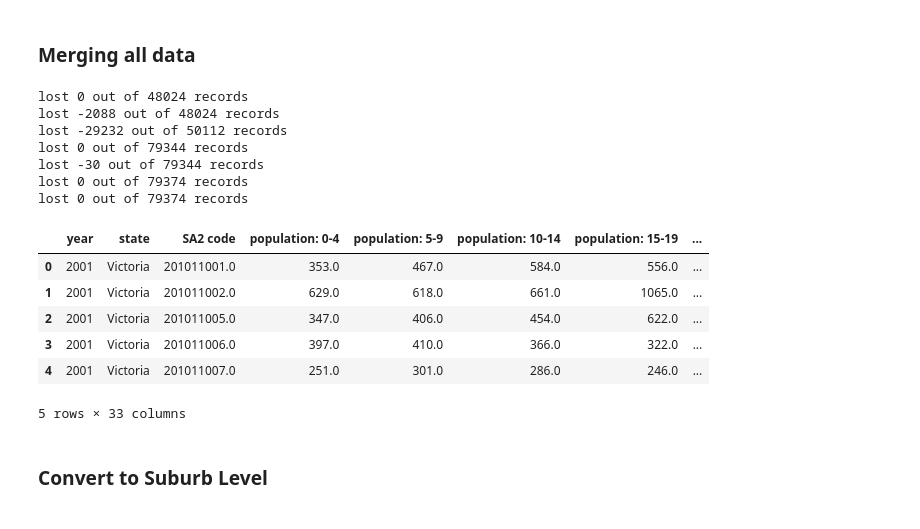
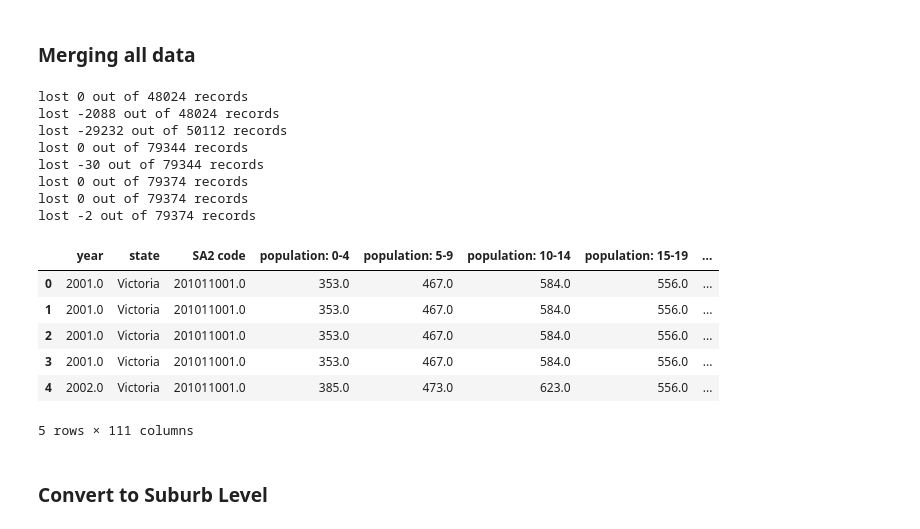
Before and after one commit to MAST30034-AppliedDataScience/project-2-group-real-estate-industry-project-11, a Jupyter notebook: notebooks/2. raw/2. merge external and housing.ipynb, the cells around one changed output. Cells and saved outputs as stored; diff of their text form; code cells hidden in the pictures.

```diff
--- a/notebooks/2. raw/2. merge external and housing.ipynb
+++ b/notebooks/2. raw/2. merge external and housing.ipynb
@@ -343,0 +346,11 @@ future_population.head(5)
+# %%
+# get all the csvs
+abs_files_path = f"{RELATIVE_PATH_IN}/ABS"
+abs_files_names = [f"{abs_files_path}/{file}" for file in os.listdir(abs_files_path)]
+
+# get the list of dataframes
+abs_frames = []
+for abs_file in abs_files_names:
+    abs_frames.append(pd.read_csv(abs_file))
+
+merged_df_abs = get_merged_df(abs_frames)
@@ -353,26 +371,28 @@ MERGE_COLUMNS = ["SA2 code", "year", "quarter"]
 # %%
 all_frames = [vic_population_df, future_population,
               income_region, economic_distribution,
-              interest, gdp, inflation]
+              interest, gdp, inflation,
+              merged_df_abs]
 
 merged_df_sa2 = get_merged_df(all_frames)
 
 merged_df_sa2.head(5)
 # %% [output]
 lost 0 out of 48024 records
 lost -2088 out of 48024 records
 lost -29232 out of 50112 records
 lost 0 out of 79344 records
 lost -30 out of 79344 records
 lost 0 out of 79374 records
 lost 0 out of 79374 records
+lost -2 out of 79374 records
 |  | year | state | SA2 code | population: 0-4 | population: 5-9 | population: 10-14 | population: 15-19 | ... |
-| 0 | 2001 | Victoria | 201011001.0 | 353.0 | 467.0 | 584.0 | 556.0 | ... |
-| 1 | 2001 | Victoria | 201011002.0 | 629.0 | 618.0 | 661.0 | 1065.0 | ... |
-| 2 | 2001 | Victoria | 201011005.0 | 347.0 | 406.0 | 454.0 | 622.0 | ... |
-| 3 | 2001 | Victoria | 201011006.0 | 397.0 | 410.0 | 366.0 | 322.0 | ... |
-| 4 | 2001 | Victoria | 201011007.0 | 251.0 | 301.0 | 286.0 | 246.0 | ... |
+| 0 | 2001.0 | Victoria | 201011001.0 | 353.0 | 467.0 | 584.0 | 556.0 | ... |
+| 1 | 2001.0 | Victoria | 201011001.0 | 353.0 | 467.0 | 584.0 | 556.0 | ... |
+| 2 | 2001.0 | Victoria | 201011001.0 | 353.0 | 467.0 | 584.0 | 556.0 | ... |
+| 3 | 2001.0 | Victoria | 201011001.0 | 353.0 | 467.0 | 584.0 | 556.0 | ... |
+| 4 | 2002.0 | Victoria | 201011001.0 | 385.0 | 473.0 | 623.0 | 556.0 | ... |
-5 rows × 33 columns
+5 rows × 111 columns
 # %% [markdown]
 ### Convert to Suburb Level
 # %%
```
Also changed, not shown: parts of 3 cells of this notebook, 2 other files.
